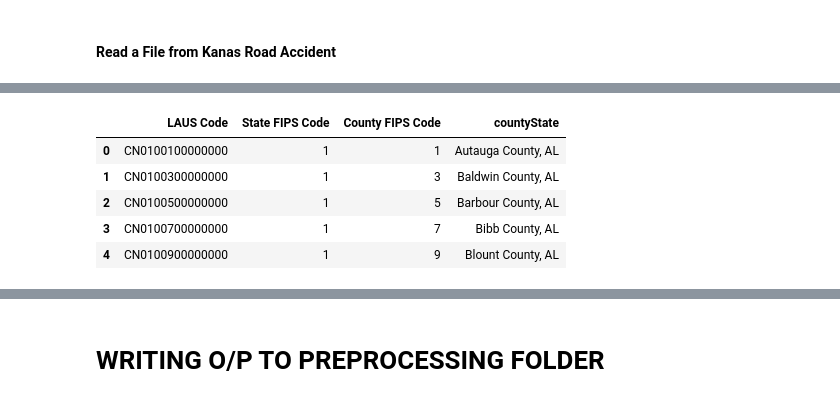
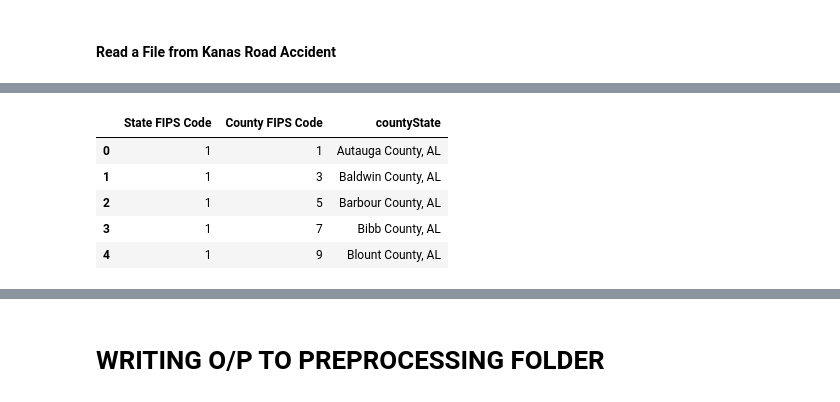
Before and after one commit to pramil-paudel/EECS_731_SEMESTER_PROJECT, a Jupyter notebook: notebooks/preProcessing/preprocessing_01.ipynb, the cells around one changed output, grey strips where cells are left out. Drawn from its saved outputs; the diff is of its cells as text; code cells hidden in the pictures.

```diff
--- a/notebooks/preProcessing/preprocessing_01.ipynb
+++ b/notebooks/preProcessing/preprocessing_01.ipynb
@@ -71,5 +160,5 @@ road_accident_data.head(1).to_string()
 # %%
-usa_fips_code = pd.read_csv(input_path+"USA_FIPS_Code.csv")
+usa_fips_code = pd.read_csv(input_path_raw+"USA_FIPS_Code.csv")
 usa_fips_code.head()
 # %% [output]
 |  | LAUS Code | State FIPS Code | County FIPS Code | County Name/State Abbreviation | Year | Labor Force | Employed | ... |
@@ -97,6 +186,3 @@ usa_fips_code.head()
 | 2 | CN0100500000000 | 1 | 5 | Barbour County, AL | 2016 | 8,302 | 7,584 | 718 | ... |
 | 3 | CN0100700000000 | 1 | 7 | Bibb County, AL | 2016 | 8,573 | 8,004 | 569 | ... |
 | 4 | CN0100900000000 | 1 | 9 | Blount County, AL | 2016 | 24,525 | 23,171 | 1,354 | ... |
-# %%
-usa_fips_code = usa_fips_code.drop(["Year","Labor Force","Employed","Unemployed","Unemployment Rate (%)"], axis=1)
-usa_fips_code.head()
@@ -110,11 +189,11 @@ usa_fips_code.head()
-# %%
-# usa_fips_code.drop(['LAUS Code'],axis=1)
-usa_fips_code.head()
-# %% [output]
-|  | LAUS Code | State FIPS Code | County FIPS Code | countyState |
-| 0 | CN0100100000000 | 1 | 1 | Autauga County, AL |
-| 1 | CN0100300000000 | 1 | 3 | Baldwin County, AL |
-| 2 | CN0100500000000 | 1 | 5 | Barbour County, AL |
-| 3 | CN0100700000000 | 1 | 7 | Bibb County, AL |
-| 4 | CN0100900000000 | 1 | 9 | Blount County, AL |
+# %%
+usa_fips_code_df1 = usa_fips_code.filter(["State FIPS Code","County FIPS Code","countyState"], axis=1)
+usa_fips_code_df1.head()
+# %% [output]
+|  | State FIPS Code | County FIPS Code | countyState |
+| 0 | 1 | 1 | Autauga County, AL |
+| 1 | 1 | 3 | Baldwin County, AL |
+| 2 | 1 | 5 | Barbour County, AL |
+| 3 | 1 | 7 | Bibb County, AL |
+| 4 | 1 | 9 | Blount County, AL |
 # %%
```
Also changed, not shown: parts of 26 cells of this notebook, 6 other files.
